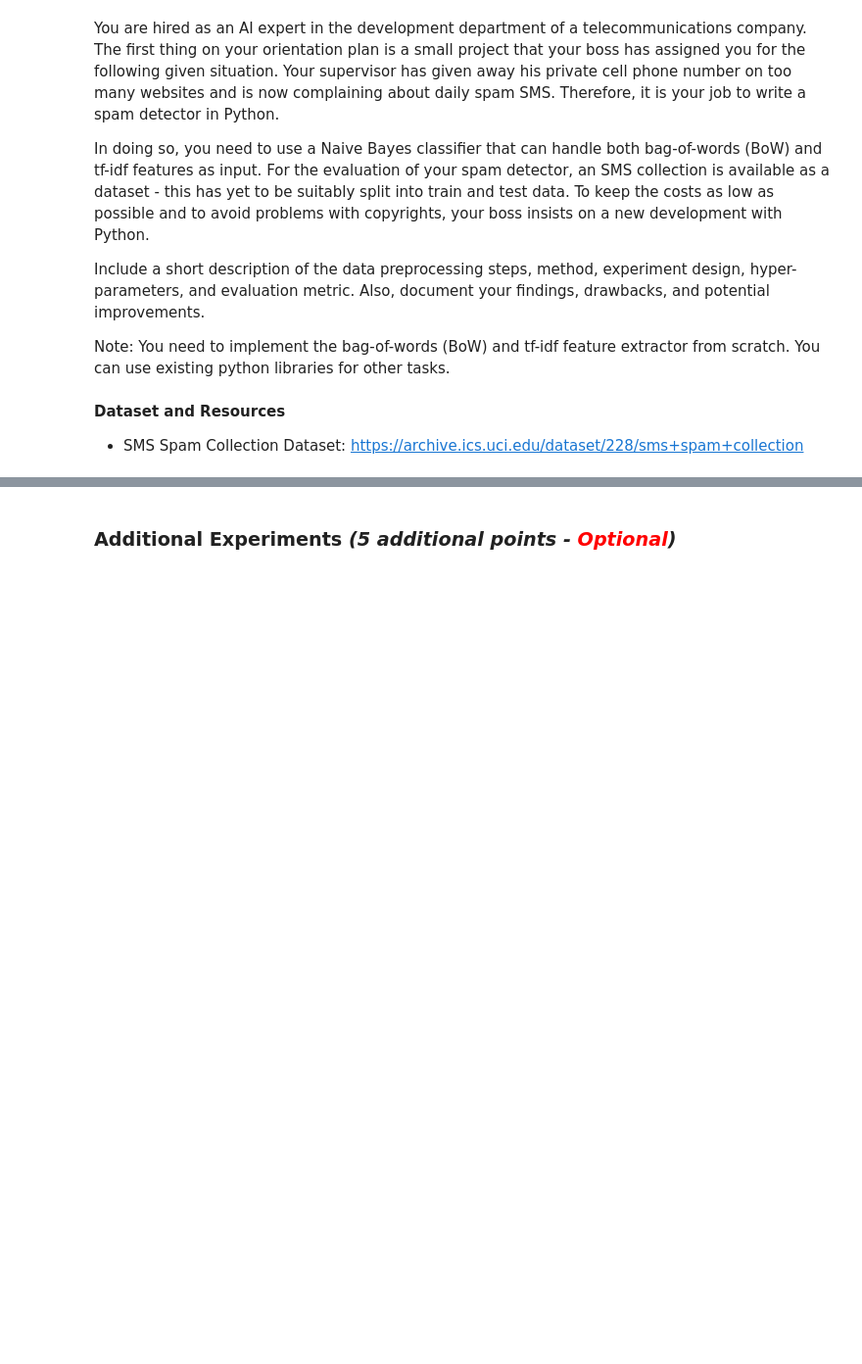
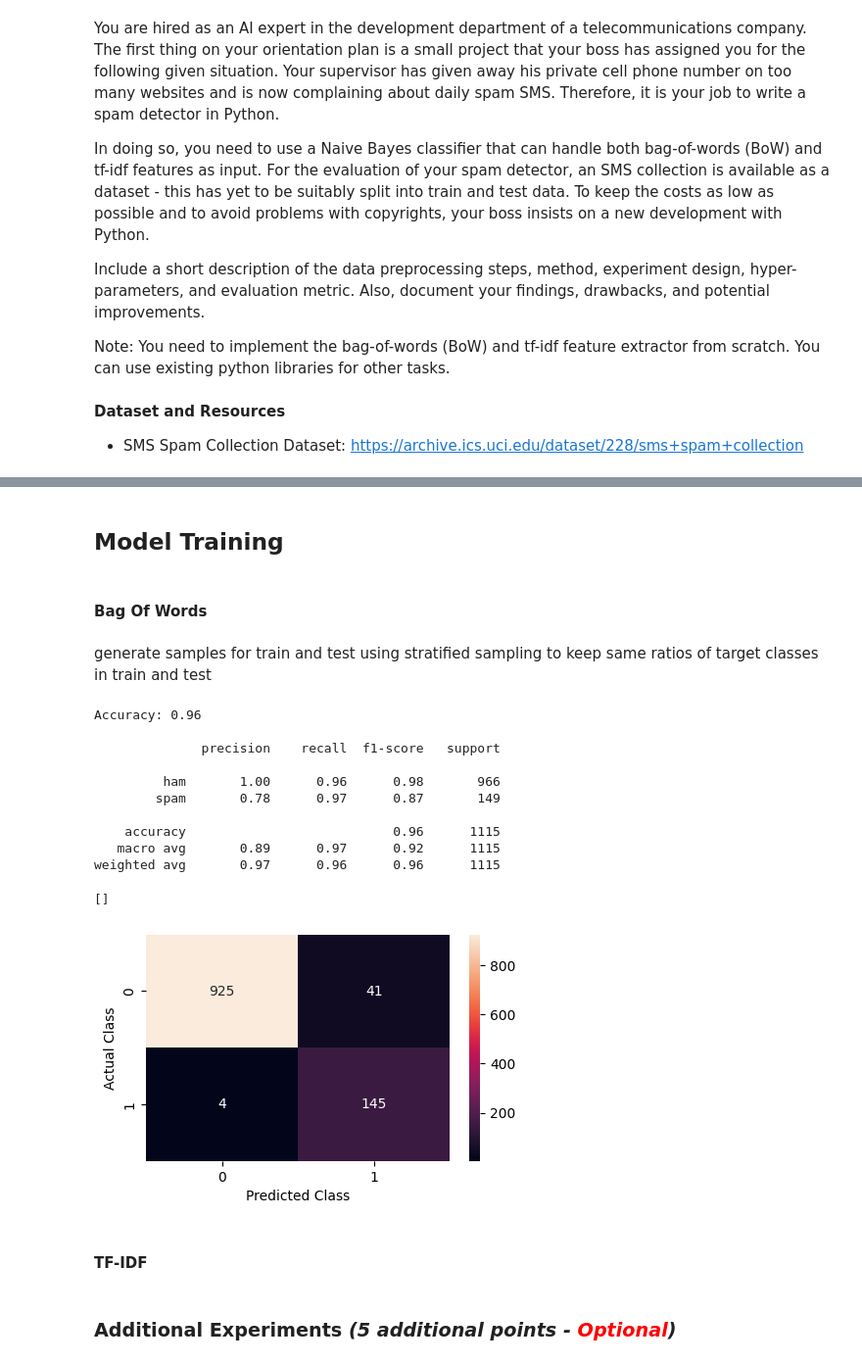
Before and after one commit to devilb2103/Sem---4, a Jupyter notebook: THI/Natural Language Understanding/Assignments/Assignment 2/Assignment 2.ipynb, the cells around one changed output, grey strips where cells are left out. Shown at 98% size. Drawn from its saved outputs; the diff is of its cells as text; code cells hidden in the pictures; blank space fills up the shorter version.

```diff
--- a/THI/Natural Language Understanding/Assignments/Assignment 2/Assignment 2.ipynb
+++ b/THI/Natural Language Understanding/Assignments/Assignment 2/Assignment 2.ipynb
@@ -21,0 +66,13 @@
+# %%
+# update vocabulary
+vocabulary = set()
+for sample in data["Sample"]: vocabulary.update(sample.split())
+
+# extract bag of word feature matrix
+bow_feature_matrix = []
+for sample in data["Sample"]:
+    bow = Counter(sample.split())
+    bow_feature_matrix.append([bow[word] for word in vocabulary])
+
+bow_data = pd.DataFrame(bow_feature_matrix, columns=list(vocabulary))
+bow_data = pd.concat([bow_data, data["Class"]], axis=1)
@@ -22,2 +109,41 @@
+# %% [markdown]
+## Model Training
+# %% [markdown]
+#### Bag Of Words
+# %% [markdown]
+generate samples for train and test using stratified sampling to keep same ratios of target classes in train and test
+# %%
+X = bow_data.drop("Class", axis=1)
+y = bow_data["Class"]
+
+x_train, x_test, y_train, y_test = train_test_split(X, y, test_size=0.2, stratify=y, random_state=3)
+# %%
+cnb = ComplementNB().fit(x_train, y_train)
+y_pred = cnb.predict(x_test)
+
+print(f"Accuracy: {round(accuracy_score(y_pred, y_test), 2)}\n")
+print(classification_report(y_pred=y_pred, y_true=y_test, zero_division=True))
+
+cf_martix_df = pd.DataFrame(confusion_matrix(y_pred=y_pred, y_true=y_test))
+plt.figure(figsize = (5,3))
+heatmap = sns.heatmap(cf_martix_df, annot=True, fmt="g")
+heatmap.set_xlabel("Predicted Class")
+heatmap.set_ylabel("Actual Class")
+plt.plot()
+# %% [output]
+Accuracy: 0.96
+
+              precision    recall  f1-score   support
+
+         ham       1.00      0.96      0.98       966
+        spam       0.78      0.97      0.87       149
+
+    accuracy                           0.96      1115
+   macro avg       0.89      0.97      0.92      1115
+weighted avg       0.97      0.96      0.96      1115
+[]
+[figure, added]
+# %% [markdown]
+#### TF-IDF
 # %% [markdown]
 ### Additional Experiments *(5 additional points - <span style="color: red;">Optional</span>)*
```
Also changed, not shown: parts of 16 cells of this notebook, 4 other files.
